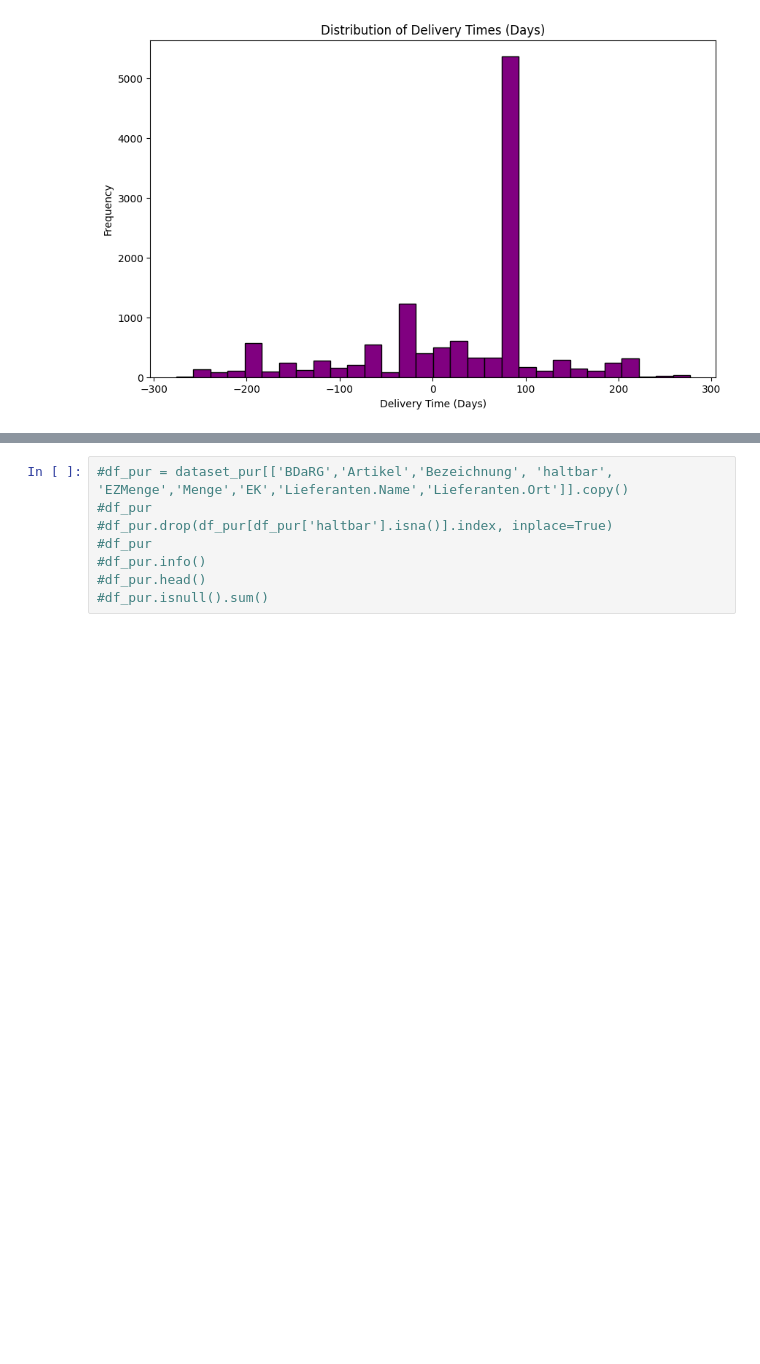
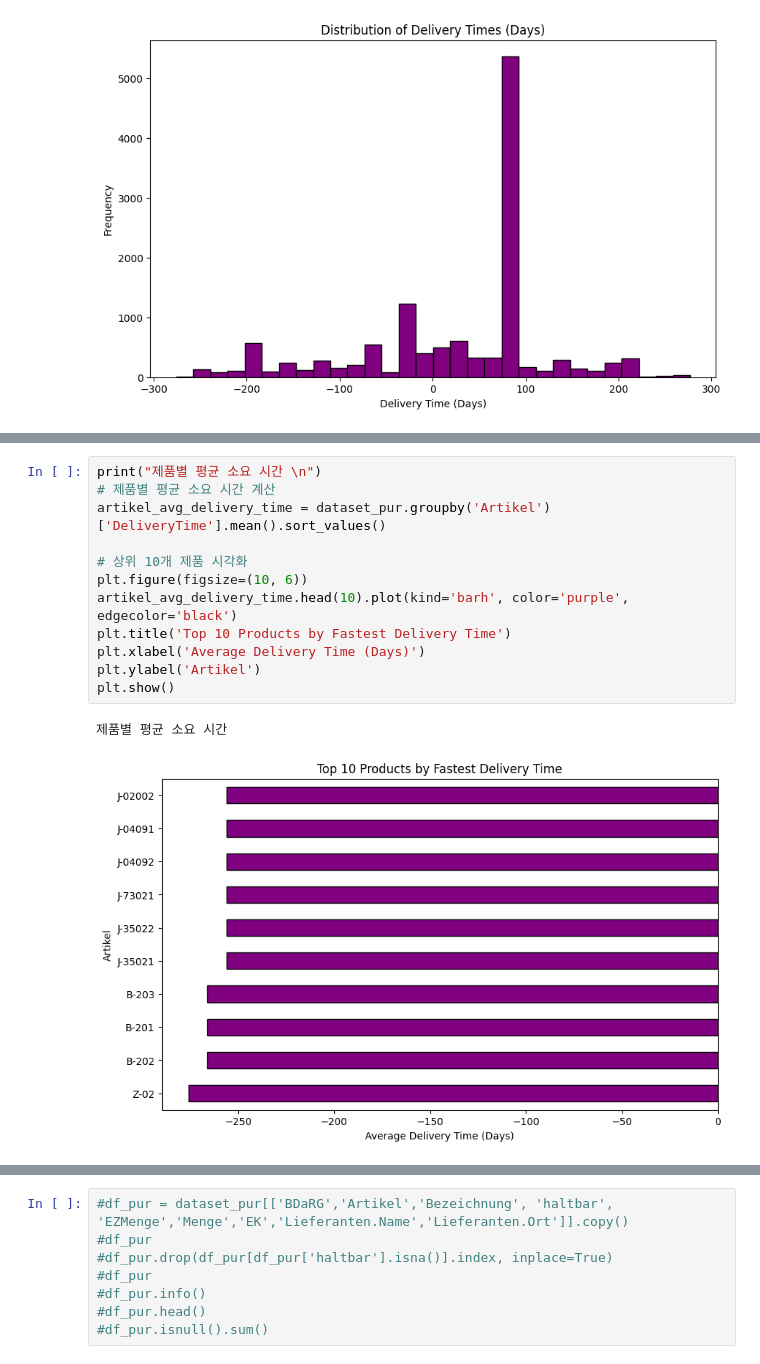
Before and after one commit to jisuseo/forecast_kimsasia, a Jupyter notebook: forecast_kimsasia.ipynb, the cells around one changed output, grey strips where cells are left out. Cells and saved outputs as stored; diff of their text form; blank space fills up the shorter version.

```diff
--- a/forecast_kimsasia.ipynb
+++ b/forecast_kimsasia.ipynb
@@ -340,0 +416,15 @@ report = """
+# %%
+print("제품별 평균 소요 시간 \n")
+# 제품별 평균 소요 시간 계산
+artikel_avg_delivery_time = dataset_pur.groupby('Artikel')['DeliveryTime'].mean().sort_values()
+
+# 상위 10개 제품 시각화
+plt.figure(figsize=(10, 6))
+artikel_avg_delivery_time.head(10).plot(kind='barh', color='purple', edgecolor='black')
+plt.title('Top 10 Products by Fastest Delivery Time')
+plt.xlabel('Average Delivery Time (Days)')
+plt.ylabel('Artikel')
+plt.show()
+# %% [output]
+제품별 평균 소요 시간
+[figure, added]
```
Also changed, not shown: parts of 8 cells of this notebook.
